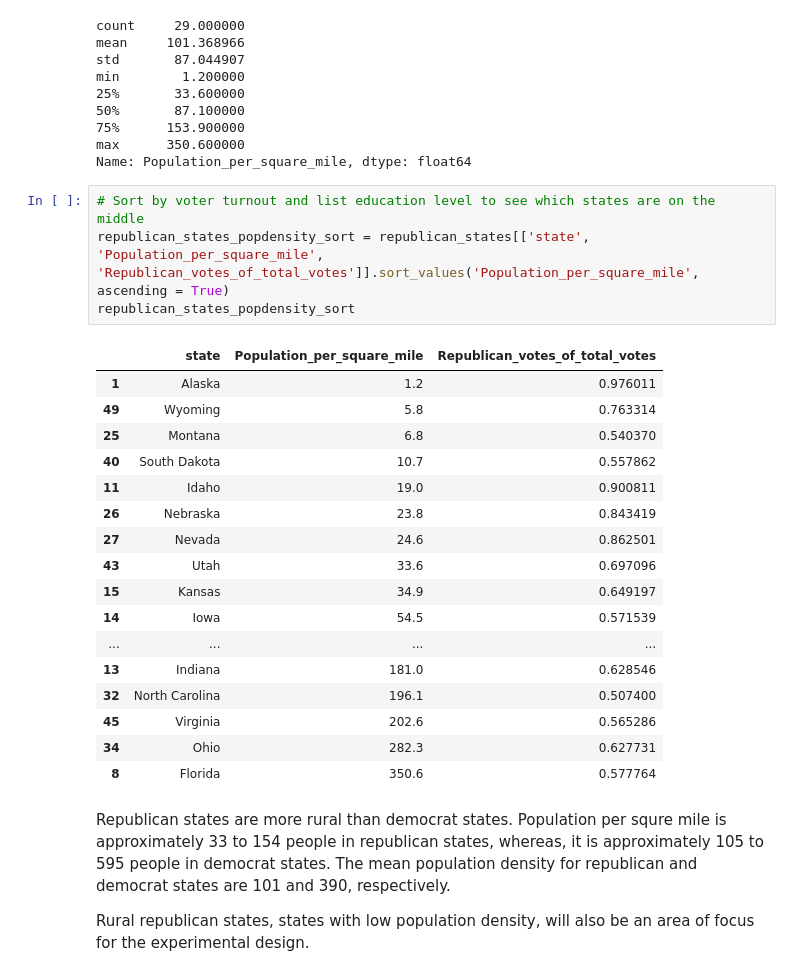
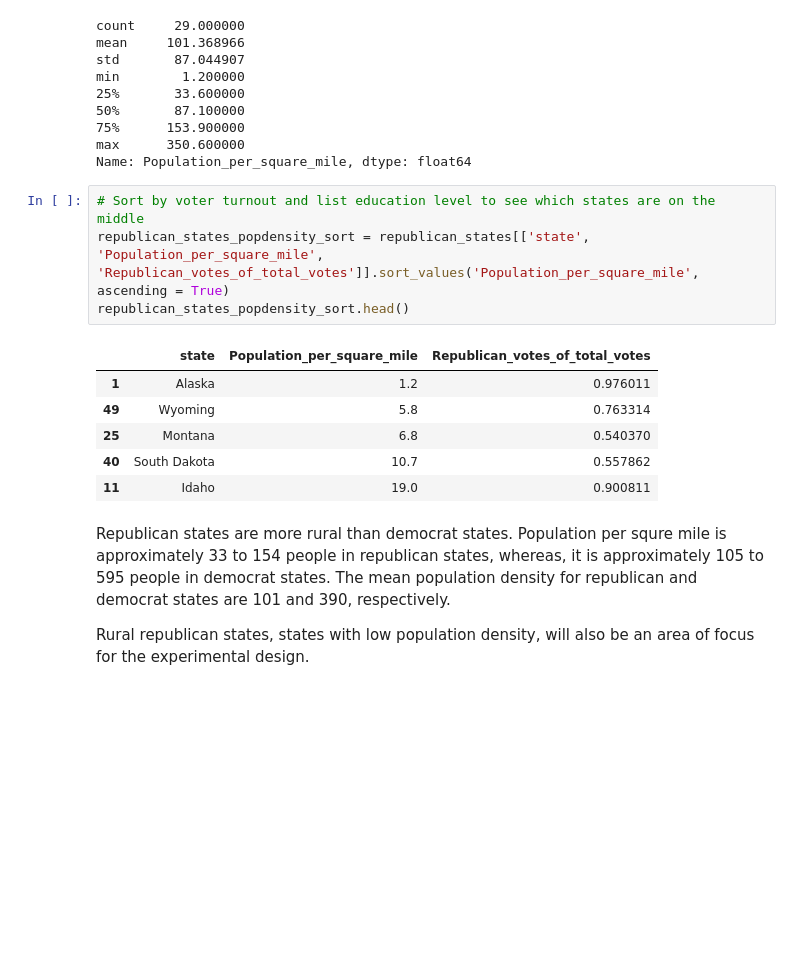
Before and after one commit to akim2034/Thinkful_DS_Bootcamp, a Jupyter notebook: Unit 1/Lesson 5 - Unit 1 Capstone/US Election 2016 Analysis - Unit 1 Capstone - Request for Capstone.ipynb, the cells around one changed output. Drawn from its saved outputs; the diff is of its cells as text; blank space fills up the shorter version.

```diff
--- a/Unit 1/Lesson 5 - Unit 1 Capstone/US Election 2016 Analysis - Unit 1 Capstone - Request for Capstone.ipynb
+++ b/Unit 1/Lesson 5 - Unit 1 Capstone/US Election 2016 Analysis - Unit 1 Capstone - Request for Capstone.ipynb
@@ -211,25 +188,14 @@ Name: Population_per_square_mile, dtype: float64
 # %%
 # Sort by voter turnout and list education level to see which states are on the middle
 republican_states_popdensity_sort = republican_states[['state', 'Population_per_square_mile', 'Republican_votes_of_total_votes']].sort_values('Population_per_square_mile', ascending = True)
-republican_states_popdensity_sort
+republican_states_popdensity_sort.head()
 # %% [output]
 |  | state | Population_per_square_mile | Republican_votes_of_total_votes |
 | 1 | Alaska | 1.2 | 0.976011 |
 | 49 | Wyoming | 5.8 | 0.763314 |
 | 25 | Montana | 6.8 | 0.540370 |
 | 40 | South Dakota | 10.7 | 0.557862 |
 | 11 | Idaho | 19.0 | 0.900811 |
-| 26 | Nebraska | 23.8 | 0.843419 |
-| 27 | Nevada | 24.6 | 0.862501 |
-| 43 | Utah | 33.6 | 0.697096 |
-| 15 | Kansas | 34.9 | 0.649197 |
-| 14 | Iowa | 54.5 | 0.571539 |
-| ... | ... | ... | ... |
-| 13 | Indiana | 181.0 | 0.628546 |
-| 32 | North Carolina | 196.1 | 0.507400 |
-| 45 | Virginia | 202.6 | 0.565286 |
-| 34 | Ohio | 282.3 | 0.627731 |
-| 8 | Florida | 350.6 | 0.577764 |
 # %% [markdown]
 Republican states are more rural than democrat states. Population per squre mile is approximately 33 to 154 people in republican states, whereas, it is approximately 105 to 595 people in democrat states. The mean population density for republican and democrat states are 101 and 390, respectively.
 
```
Also changed, not shown: parts of 4 cells of this notebook.
